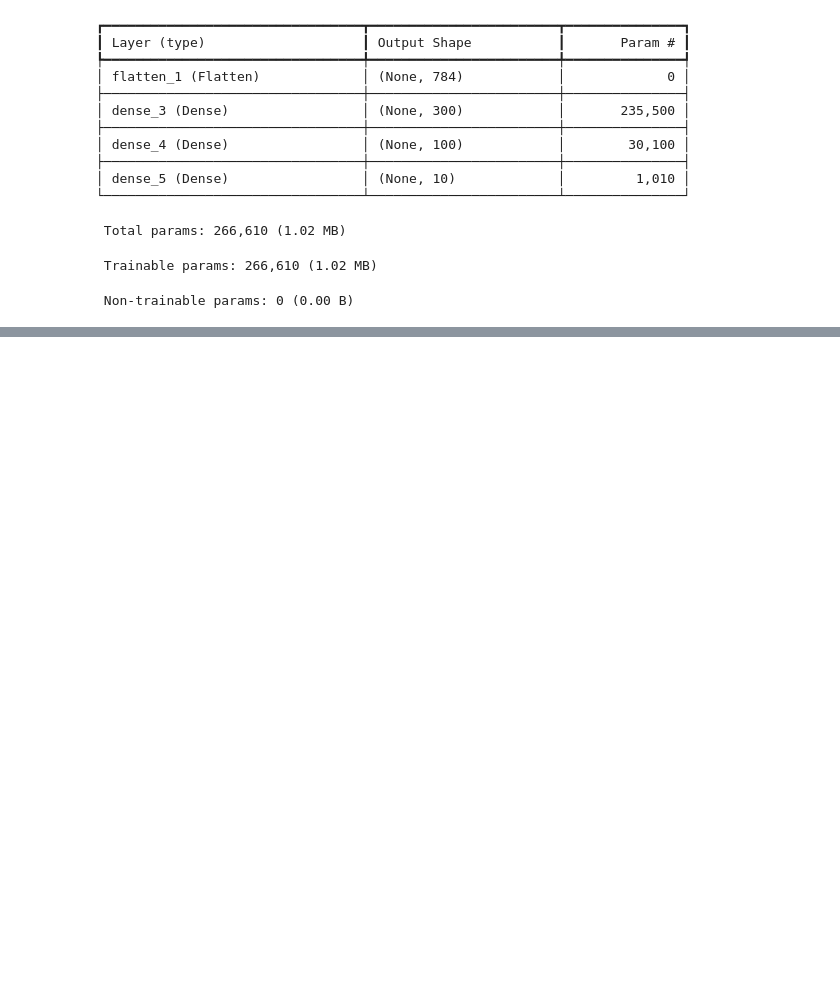
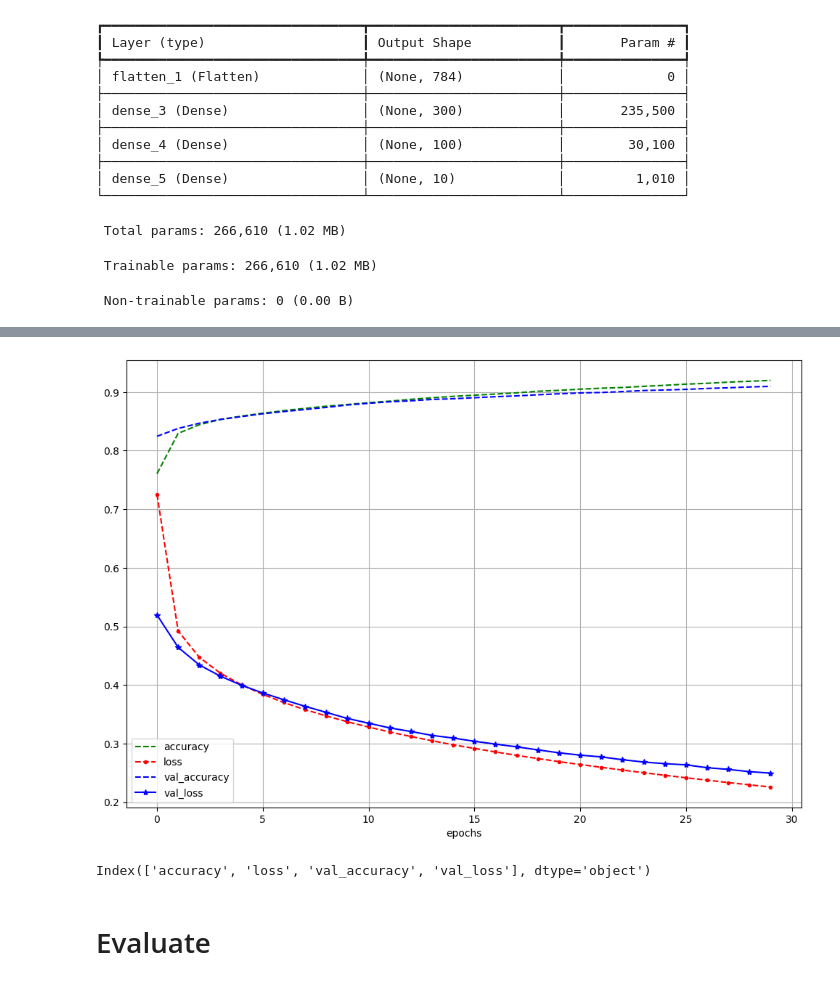
Before and after one commit to bhattathakur/DeepLearning, a Jupyter notebook: chapter10.ipynb, the cells around one changed output, grey strips where cells are left out. Cells and saved outputs as stored; diff of their text form; code cells hidden in the pictures; blank space fills up the shorter version.

```diff
--- a/chapter10.ipynb
+++ b/chapter10.ipynb
@@ -188,0 +274,2 @@ model2=tf.keras.models.Sequential([
+# %%
+model2.compile(loss='sparse_categorical_crossentropy', optimizer='sgd', metrics=['accuracy'])
@@ -188,0 +278,2 @@ model2=tf.keras.models.Sequential([
+# %%
+history=model2.fit(X_train, y_train, epochs=30, validation_data=(X_valid, y_valid))
@@ -188,0 +300,13 @@ model2=tf.keras.models.Sequential([
+# %%
+history_df=pd.DataFrame(history.history)
+style=["g--","r--.",'b--','b-*']
+history_df.plot(figsize=(12,8),style=style,xlabel='epochs')
+plt.grid(True)
+# %% [output]
+[figure, added]
+# %%
+history_df.columns
+# %% [output]
+Index(['accuracy', 'loss', 'val_accuracy', 'val_loss'], dtype='object')
+# %% [markdown]
+# Evaluate
```
Also changed, not shown: parts of 14 cells of this notebook.
